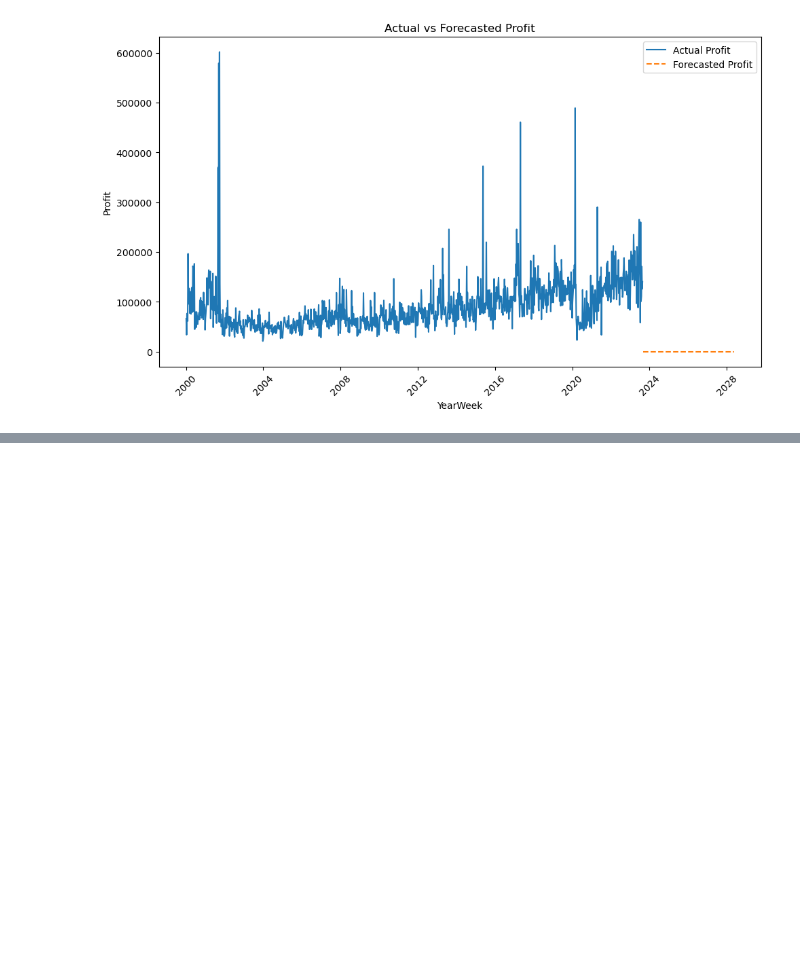
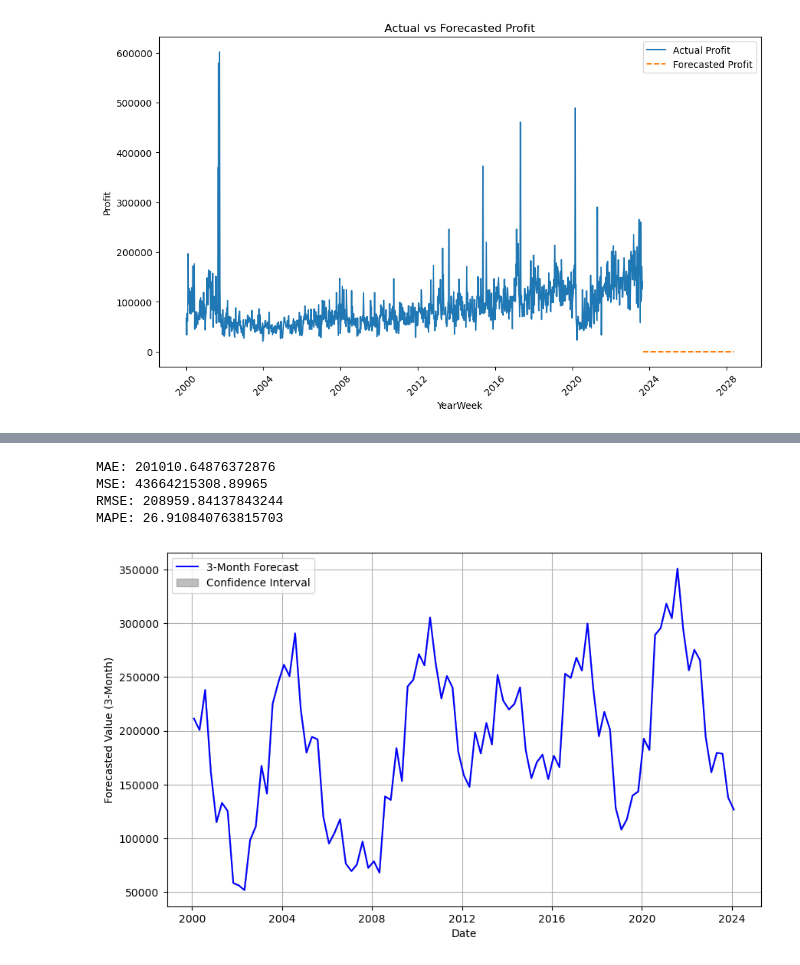
Before and after one commit to AmitKumar7138/MusicMarvel, a Jupyter notebook: DataPreprocessing.ipynb, the cells around one changed output, grey strips where cells are left out. Cells and saved outputs as stored; diff of their text form; code cells hidden in the pictures; blank space fills up the shorter version.

```diff
--- a/DataPreprocessing.ipynb
+++ b/DataPreprocessing.ipynb
@@ -438,0 +356,6 @@ memory usage: 463.1+ KB
+# %%
+# One-hot encode the categorical variables
+gross_df = pd.get_dummies(gross_df, columns=['Office', 'EventType', 'ActType'])
+# %%
+# Rename 'ContractDueDate' to 'ds' and 'Gross' to 'y'
+gross_df.rename(columns={'ContractDueDate': 'ds', 'Gross': 'y'}, inplace=True)
@@ -438,0 +465,19 @@ memory usage: 463.1+ KB
+# %%
+# Step 1: Create a future dataframe for the test set period (next N 3-month periods)
+m_3future_fp = m_3.make_future_dataframe(periods=N, freq='3M')  # 3-month frequency
+
+# Include the same external regressors in the future dataframe (if values are known or estimated)
+# Here, we will use a simple approach where we fill the future data with static or estimated values
+for column in test_3m_df.columns:
+    if column not in ['ds', 'y']:  # Exclude 'ds' and 'y'
+        # You can fill the future values with either estimates or static values (e.g., the mean)
+        m_3future_fp[column] = test_3m_df[column].mean()  # Use a fixed mean value or an estimate for future
+
+# Print future dataframe to verify
+print(m_3future_fp.head())
+
+# Step 2: Make predictions for the future period
+m_3forecast_fp = m_3.predict(m_3future_fp)
+
+# Step 3: View the forecasted results
+print(m_3forecast_fp[['ds', 'yhat', 'yhat_lower', 'yhat_upper']].tail())
@@ -438,0 +517,47 @@ memory usage: 463.1+ KB
+# %%
+# Extract the true values from the test set (3-month data) and the predicted values from the forecast
+m_3_true = test_3m_df['y'].values
+m_3_pred = m_3forecast_fp['yhat'].values[-N:]  # Taking only the last N predictions for the test set
+
+# Calculate Mean Absolute Error (MAE)
+m_3_mae = mean_absolute_error(m_3_true, m_3_pred)
+
+# Calculate Mean Squared Error (MSE)
+m_3_mse = mean_squared_error(m_3_true, m_3_pred)
+
+# Calculate Root Mean Squared Error (RMSE)
+m_3_rmse = np.sqrt(m_3_mse)
+
+# Calculate Mean Absolute Percentage Error (MAPE)
+m_3_mape = mean_absolute_percentage_error(m_3_true, m_3_pred)
+
+# Print the results
+print(f'MAE: {m_3_mae}')
+print(f'MSE: {m_3_mse}')
+print(f'RMSE: {m_3_rmse}')
+print(f'MAPE: {m_3_mape}')
+# %% [output]
+MAE: 201010.64876372876
+MSE: 43664215308.89965
+RMSE: 208959.84137843244
+MAPE: 26.910840763815703
+# %%
+# Convert 'ds', 'yhat', 'yhat_lower', and 'yhat_upper' to numpy arrays for 3-month model
+m_3ds_values = np.array(m_3forecast_fp['ds'])
+m_3yhat_values = np.array(m_3forecast_fp['yhat'])
+m_3yhat_lower_values = np.array(m_3forecast_fp['yhat_lower'])
+m_3yhat_upper_values = np.array(m_3forecast_fp['yhat_upper'])
+
+# Plot with numpy arrays for 3-month model
+plt.figure(figsize=(10, 6))
+plt.plot(m_3ds_values, m_3yhat_values, label='3-Month Forecast', color='blue')
+plt.fill_between(m_3ds_values, m_3yhat_lower_values, m_3yhat_upper_values, color='gray', alpha=0.5, label='Confidence Interval')
+
+# Customize and show the plot
+plt.xlabel('Date')
+plt.ylabel('Forecasted Value (3-Month)')
+plt.legend()
+plt.grid(True)
+plt.show()
+# %% [output]
+[figure, added]
```
Also changed, not shown: parts of 66 cells of this notebook.
